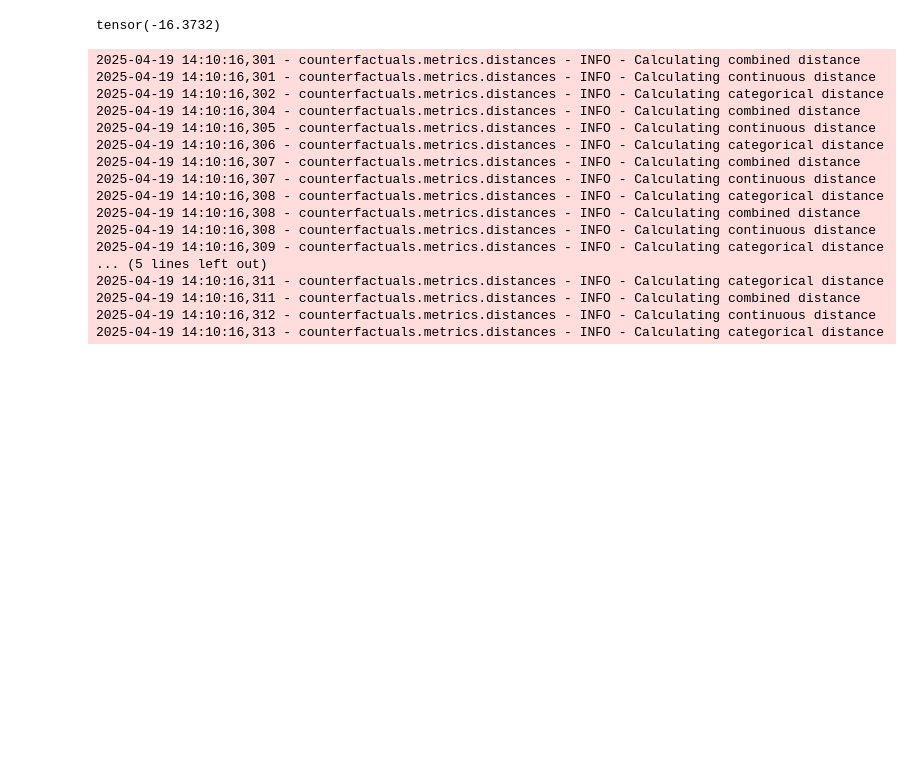
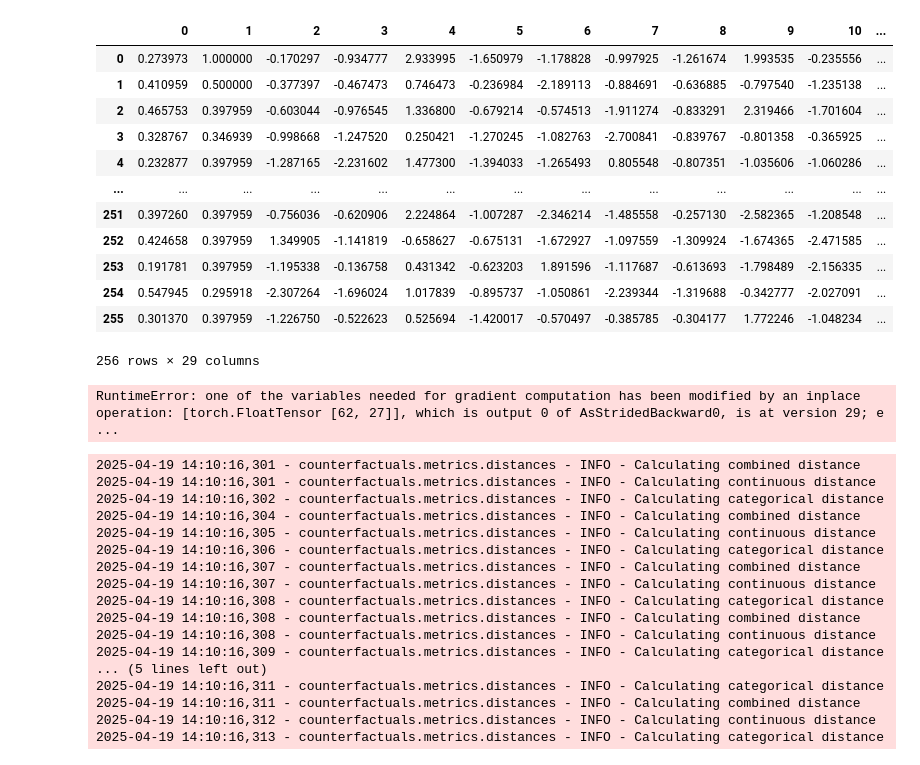
Before and after one commit to ofurman/counterfactuals, a Jupyter notebook: notebooks/categorical_ppcef.ipynb, the cells around one changed output. Cells and saved outputs as stored; diff of their text form; code cells hidden in the pictures; blank space fills up the shorter version.

```diff
--- a/notebooks/categorical_ppcef.ipynb
+++ b/notebooks/categorical_ppcef.ipynb
@@ -230 +87,3 @@ gen_model.fit(
 gen_model.load(gen_model_path)
+# %%
+dataset, _, _ = datasets["adult"]
@@ -230,0 +115,6 @@ gen_model.load(gen_model_path)
+# %%
+dividers = [1 for _ in range(len(dataset.numerical_features))] + [
+    2 for _ in range(len(dataset.categorical_features))
+]
+# %%
+dequantizer_torch = TorchCategoricalTransformer(dividers)
@@ -231,3 +139,19 @@ gen_model.load(gen_model_path)
+# %%
+pd.DataFrame(dequantizer_torch(torch.tensor(dataset.X_test)).numpy())
+# %% [output]
+|  | 0 | 1 | 2 | 3 | 4 | 5 | 6 | 7 | 8 | 9 | 10 | ... |
+| 0 | 0.273973 | 1.000000 | -0.170297 | -0.934777 | 2.933995 | -1.650979 | -1.178828 | -0.997925 | -1.261674 | 1.993535 | -0.235556 | ... |
+| 1 | 0.410959 | 0.500000 | -0.377397 | -0.467473 | 0.746473 | -0.236984 | -2.189113 | -0.884691 | -0.636885 | -0.797540 | -1.235138 | ... |
+| 2 | 0.465753 | 0.397959 | -0.603044 | -0.976545 | 1.336800 | -0.679214 | -0.574513 | -1.911274 | -0.833291 | 2.319466 | -1.701604 | ... |
+| 3 | 0.328767 | 0.346939 | -0.998668 | -1.247520 | 0.250421 | -1.270245 | -1.082763 | -2.700841 | -0.839767 | -0.801358 | -0.365925 | ... |
+| 4 | 0.232877 | 0.397959 | -1.287165 | -2.231602 | 1.477300 | -1.394033 | -1.265493 | 0.805548 | -0.807351 | -1.035606 | -1.060286 | ... |
+| ... | ... | ... | ... | ... | ... | ... | ... | ... | ... | ... | ... | ... |
+| 251 | 0.397260 | 0.397959 | -0.756036 | -0.620906 | 2.224864 | -1.007287 | -2.346214 | -1.485558 | -0.257130 | -2.582365 | -1.208548 | ... |
+| 252 | 0.424658 | 0.397959 | 1.349905 | -1.141819 | -0.658627 | -0.675131 | -1.672927 | -1.097559 | -1.309924 | -1.674365 | -2.471585 | ... |
+| 253 | 0.191781 | 0.397959 | -1.195338 | -0.136758 | 0.431342 | -0.623203 | 1.891596 | -1.117687 | -0.613693 | -1.798489 | -2.156335 | ... |
+| 254 | 0.547945 | 0.295918 | -2.307264 | -1.696024 | 1.017839 | -0.895737 | -1.050861 | -2.239344 | -1.319688 | -0.342777 | -2.027091 | ... |
+| 255 | 0.301370 | 0.397959 | -1.226750 | -0.522623 | 0.525694 | -1.420017 | -0.570497 | -0.385785 | -0.304177 | 1.772246 | -1.048234 | ... |
+256 rows × 29 columns
 # %%
 cf = PPCEF(
     gen_model=gen_model,
@@ -258,10 +182,11 @@ deltas, X_orig, y_orig, y_target, logs = cf.explain_dataloader(
     epochs=10000,
     lr=0.001,
     categorical_intervals=dataset.categorical_features_lists,
+    dequantizer=dequantizer_torch,
 )
 log_prob_threshold
 # %% [output]
-tensor(-16.3732)
+RuntimeError: one of the variables needed for gradient computation has been modified by an inplace operation: [torch.FloatTensor [62, 27]], which is output 0 of AsStridedBackward0, is at version 29; e ...
 # %%
 X_cf = X_orig + deltas
 X_cf_cat = X_cf.copy()
```
Also changed, not shown: parts of 11 cells of this notebook, 7 other files.
